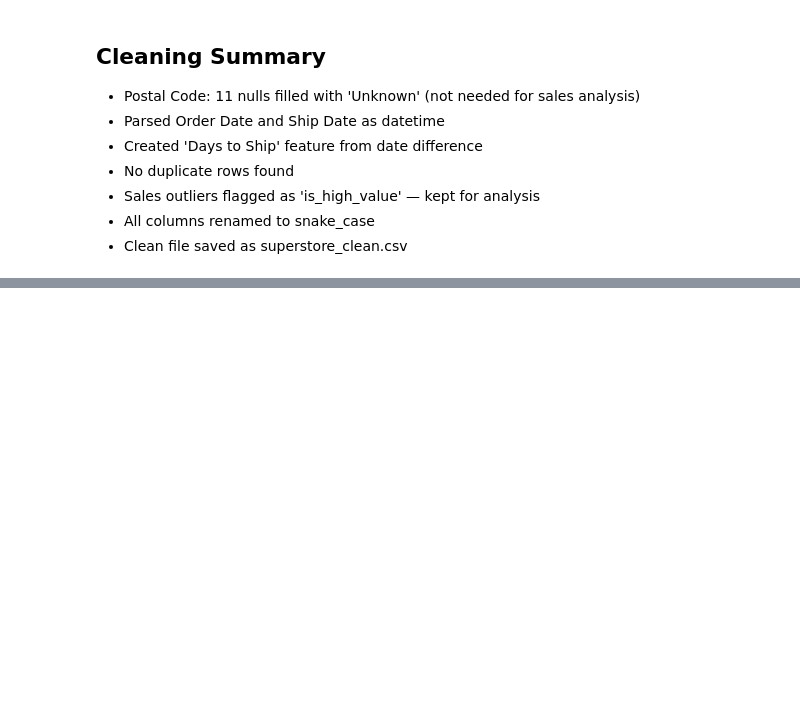
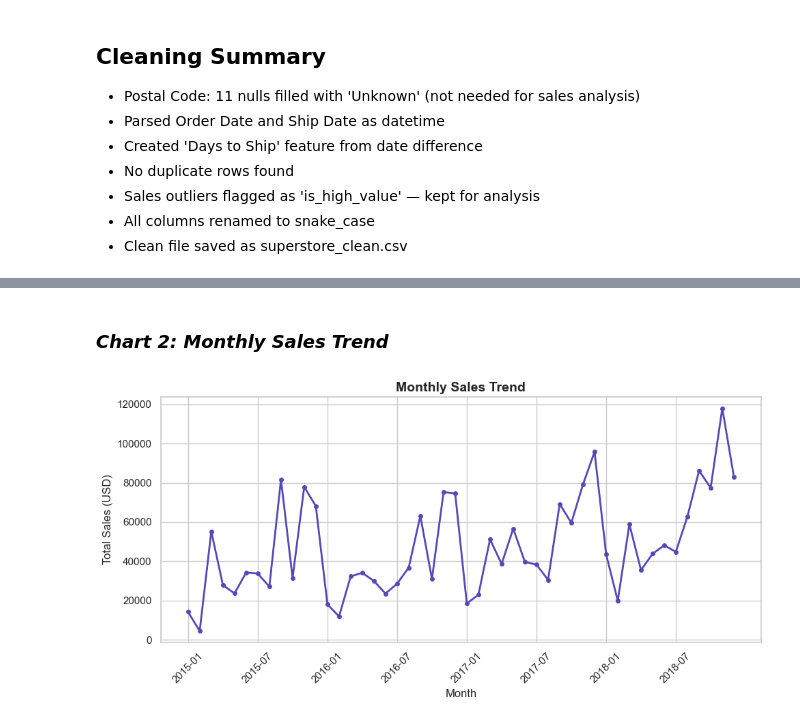
Before and after one commit to ahtisham34-tech/Data-Analyst-Portfolio, a Jupyter notebook: eda.ipynb, the cells around one changed output, grey strips where cells are left out. Cells and saved outputs as stored; diff of their text form; code cells hidden in the pictures; blank space fills up the shorter version.

```diff
--- a/eda.ipynb
+++ b/eda.ipynb
@@ -233,0 +276,26 @@ Cleaned dataset saved as 'cleaned_sales_data.csv'.
+# %% [markdown]
+### *Chart 2: Monthly Sales Trend*
+# %%
+df['order_date'] = pd.to_datetime(df['order_date'])
+df['month'] = df['order_date'].dt.to_period('M')
+
+monthly = df.groupby('month')['sales'].sum()
+
+fig, ax = plt.subplots()
+ax.plot(monthly.index.astype(str), monthly.values,
+        color='#534AB7', linewidth=2, marker='o', markersize = 4)
+
+ax.set_title('Monthly Sales Trend', fontsize = 14, fontweight = 'bold')
+ax.set_xlabel('Month')
+ax.set_ylabel('Total Sales (USD)')
+
+# Only show every 6th labels so the x-axis stays readable
+tick_positions = range(0, len(monthly), 6)
+ax.set_xticks(list(tick_positions))
+ax.set_xticklabels([monthly.index.astype(str)[i] for i in tick_positions], rotation=45)
+# Note the above code is taken from claude ai because in normal code the x-axis is so messy
+plt.tight_layout()
+plt.savefig('Chart2_monthly_sales_trend.png', dpi = 150)
+plt.show()
+# %% [output]
+[figure, added]
```
Also changed, not shown: parts of 15 cells of this notebook, 4 other files.
